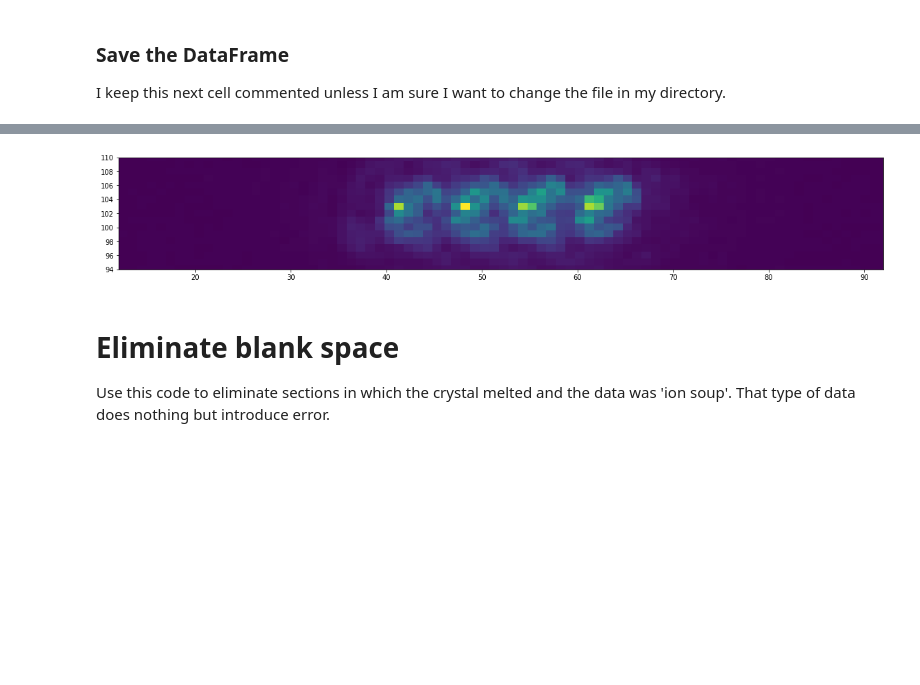
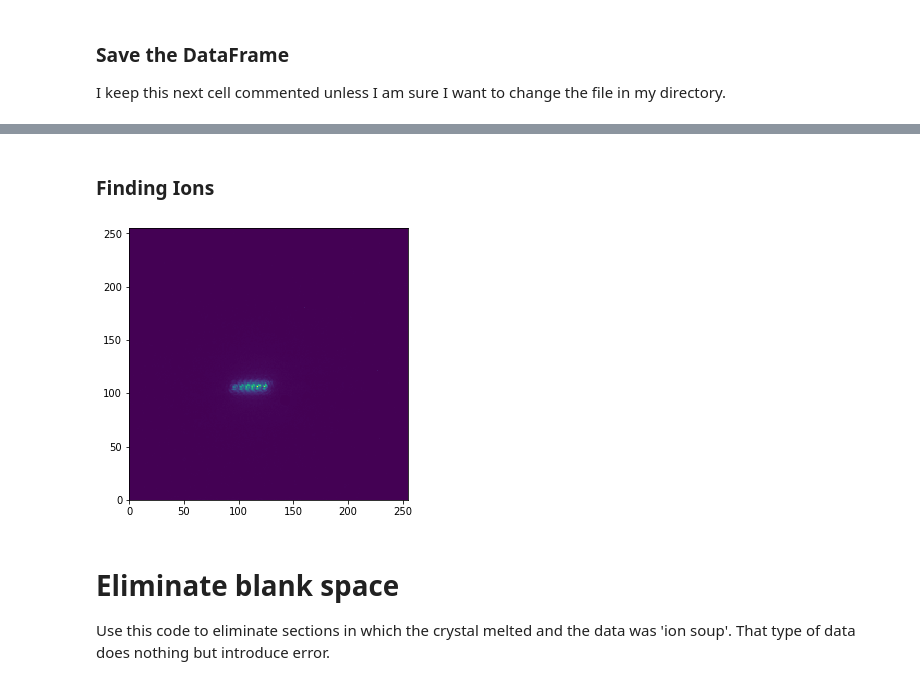
Before and after one commit to UW-ion-trap-group/Trapped_Ion_Tpx3Cam_Analysis, a Jupyter notebook: Tpx3Cam_Projects/Superradiance/Jumps_Data_Pandas.ipynb, the cells around one changed output, grey strips where cells are left out. Drawn from its saved outputs; the diff is of its cells as text; code cells hidden in the pictures; blank space fills up the shorter version.

```diff
--- a/Tpx3Cam_Projects/Superradiance/Jumps_Data_Pandas.ipynb
+++ b/Tpx3Cam_Projects/Superradiance/Jumps_Data_Pandas.ipynb
@@ -36,22 +67,25 @@ I keep this next cell commented unless I am sure I want to change the file in my
+# %% [markdown]
+### Finding Ions
 # %%
 # This cell is used to see an image of the ions. Helpful to make sure ions did not move (blurry) and that there weren't spatial errors
-plt.figure(figsize=(20, 3))
-filename = 'DC_var/Jumps_Four_320V_2'
+# Helpful also to identify the locaitons of the ions.
+plt.figure(figsize=(5, 5))
+filename = new_filename
 it = pd.read_csv(filename)
 plt.hist2d(it['x'], it['y'], bins = (256, 256), )#range = ([115, 125], [103, 109]))
 x_guess = 52
 y_guess = 102
-plt.xlim(x_guess-40,x_guess+40)
-plt.ylim(y_guess-8, y_guess+8)
+#plt.xlim(x_guess-40,x_guess+40)
+#plt.ylim(y_guess-8, y_guess+8)
 x1 = 112; y1 = 112
 x2 = 118; y2 = 112
 x3 = 124; y3 = 112
 x4 = 129; y4 = 112
 x5 = 134; y5 = 112
 x6 = 140; y6 = 113
-plt.savefig('Ions.svg')
+#plt.savefig('Ions.svg')
 # %% [output]
-[figure, old version]
+[figure, new version]
 # %% [markdown]
 # Eliminate blank space
 Use this code to eliminate sections in which the crystal melted and the data was 'ion soup'. That type of data does nothing but introduce error.
```
Also changed, not shown: parts of 5 cells of this notebook.
